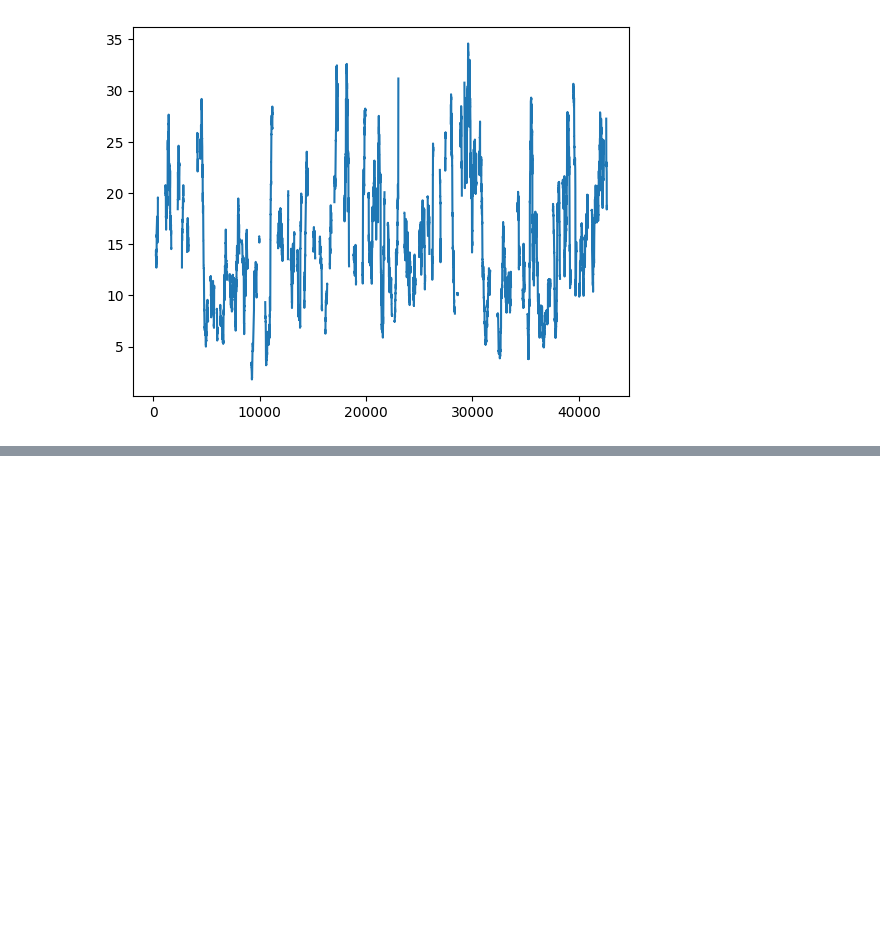
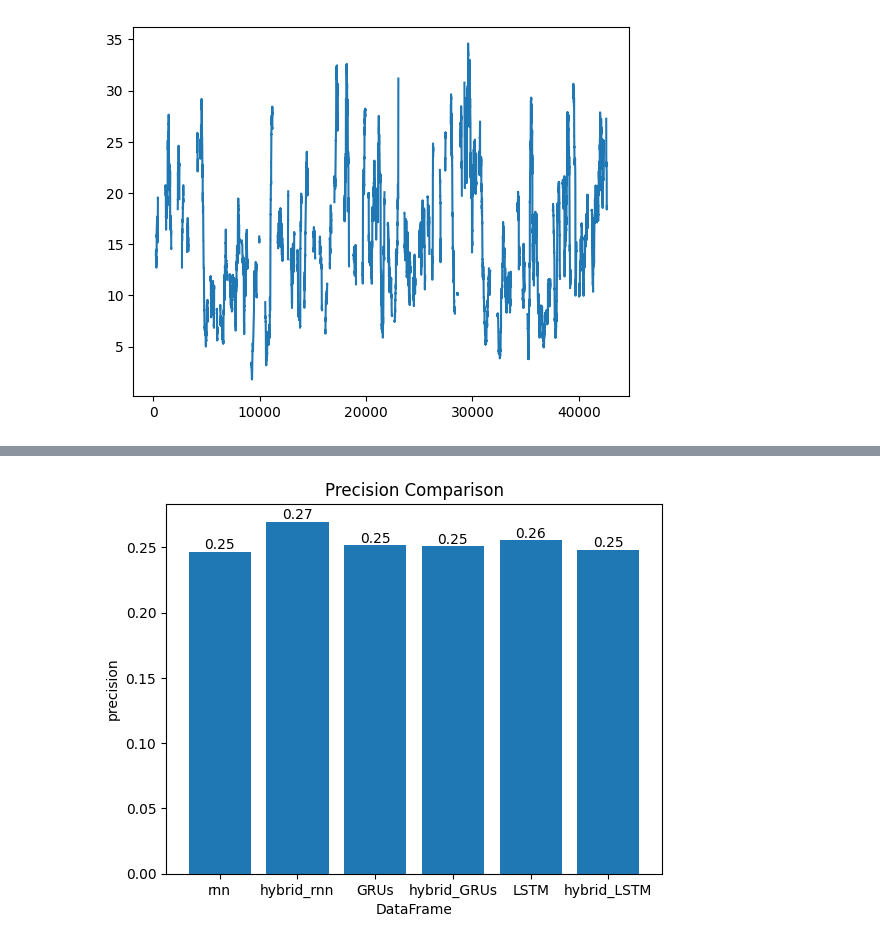
Before and after one commit to ZenoWang1999/DeepLearning_Flight-Delay-Predict, a Jupyter notebook: analyse.ipynb, the cells around one changed output, grey strips where cells are left out. Cells and saved outputs as stored; diff of their text form; code cells hidden in the pictures; blank space fills up the shorter version.

```diff
--- a/analyse.ipynb
+++ b/analyse.ipynb
@@ -48,0 +79,15 @@ plt.show()
+# %%
+precision = [df.loc[1, 'precision'] for df in [rnn, hybrid_rnn, GRUs, hybrid_GRUs, LSTM, hybrid_LSTM]]
+
+plt.bar(['rnn', 'hybrid_rnn', 'GRUs', 'hybrid_GRUs', 'LSTM', 'hybrid_LSTM'], precision)
+plt.xlabel('DataFrame')
+plt.ylabel('precision')
+plt.title('Precision Comparison')
+
+# 在每个柱状图上标注具体的值
+for i, value in enumerate(precision):
+    plt.text(i, value, f"{value:.2f}", ha='center', va='bottom')
+
+plt.show()
+# %% [output]
+[figure, added]
```
Also changed, not shown: parts of 4 cells of this notebook, 1 other file.
